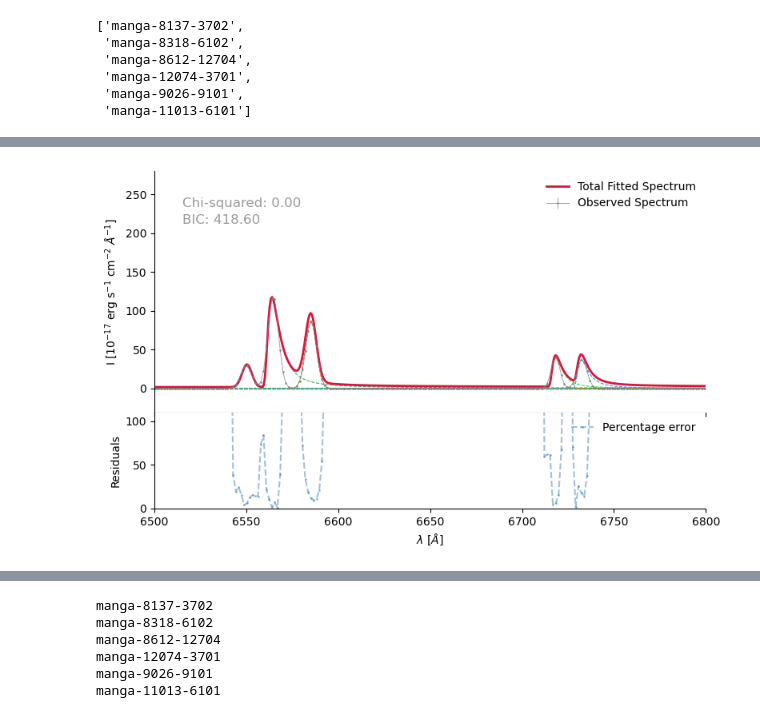
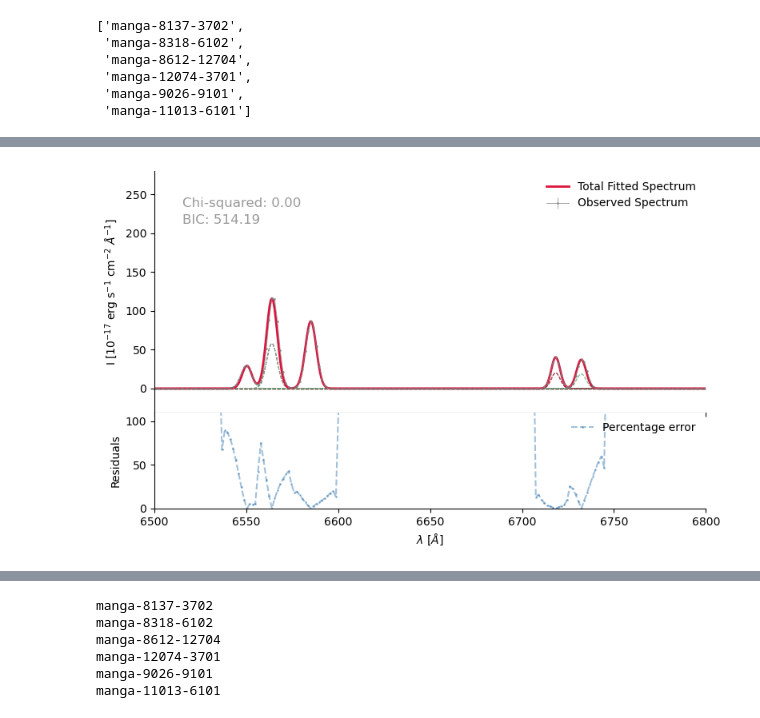
Before and after one commit to joselcarrillom/spelfig_new, a Jupyter notebook: poster_fits.ipynb, the cells around one changed output, grey strips where cells are left out. Cells and saved outputs as stored; diff of their text form; code cells hidden in the pictures.

```diff
--- a/poster_fits.ipynb
+++ b/poster_fits.ipynb
@@ -276,7 +276,7 @@ asymm_gaussian = gal['asymmetric gaussian fit']
 x, y, dy = data[:, 0], data[:, 1], data[:, 2]
 
 # HERE MODIFY WHICH ONE TO VISUALIZE: &&&&&&&&&&&&&&&&&&
-fit_to_visualize = asymm_gaussian
+fit_to_visualize = double_gaussian
 xzoom = (6500, 6800)
 yzoom = None
 
@@ -305,4 +307,4 @@ dfparams
-[figure, old version]
+[figure, new version]
 # %%
 # Selection of the best gaussian fit:
 # For this cell, what we want to do is to select the best gaussian fit between one and two
```
Also changed, not shown: parts of 4 cells of this notebook.
